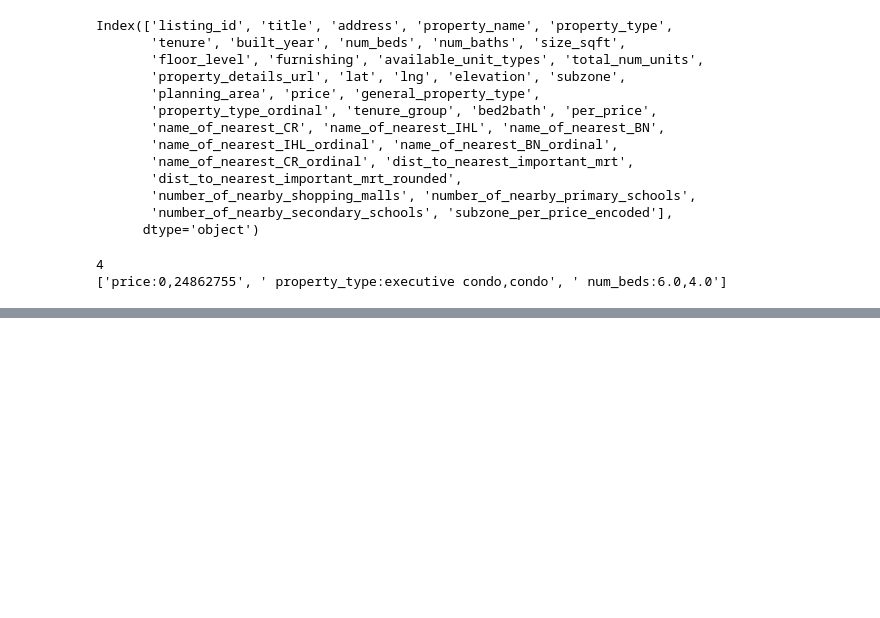
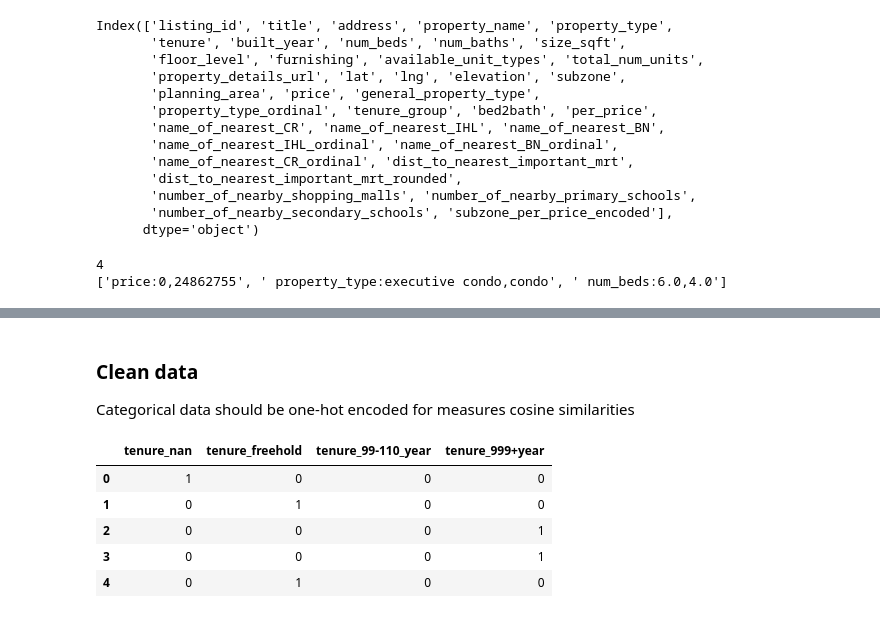
Before and after one commit to largecats/ghostbusters, a Jupyter notebook: task2/gen_user_profile.ipynb, the cells around one changed output, grey strips where cells are left out. Saved outputs shown, nothing was run; the diff lists cells and outputs as text; code cells hidden in the pictures; blank space fills up the shorter version.

```diff
--- a/task2/gen_user_profile.ipynb
+++ b/task2/gen_user_profile.ipynb
@@ -191,0 +192,23 @@ result.to_csv('./user_profile.csv',index = False)
+# %% [markdown]
+<h3> Clean data </h3>
+Categorical data should be one-hot encoded for measures cosine similarities
+# %%
+# One hot encoding property type
+s = pd.Series(df.property_type)
+d = pd.get_dummies(s).rename(columns=lambda x:'property_type_' +str(x.replace(" ","_").replace("-","_")))
+d.head()
+df = pd.concat([df,d], axis=1)
+# %%
+# One hot encoding tenure
+s = pd.Series(df.tenure_group)
+d = pd.get_dummies(s).set_axis(['Nan', 'freehold', '99-110 year', '999+year'], axis=1, inplace=False)
+d = d.rename(columns=lambda x:'tenure_' +str(x.lower().replace(" ","_")))
+df = pd.concat([df,d], axis=1)
+d.head()
+# %% [output]
+|  | tenure_nan | tenure_freehold | tenure_99-110_year | tenure_999+year |
+| 0 | 1 | 0 | 0 | 0 |
+| 1 | 0 | 1 | 0 | 0 |
+| 2 | 0 | 0 | 0 | 1 |
+| 3 | 0 | 0 | 0 | 1 |
+| 4 | 0 | 1 | 0 | 0 |
```
Also changed, not shown: parts of 3 cells of this notebook.
